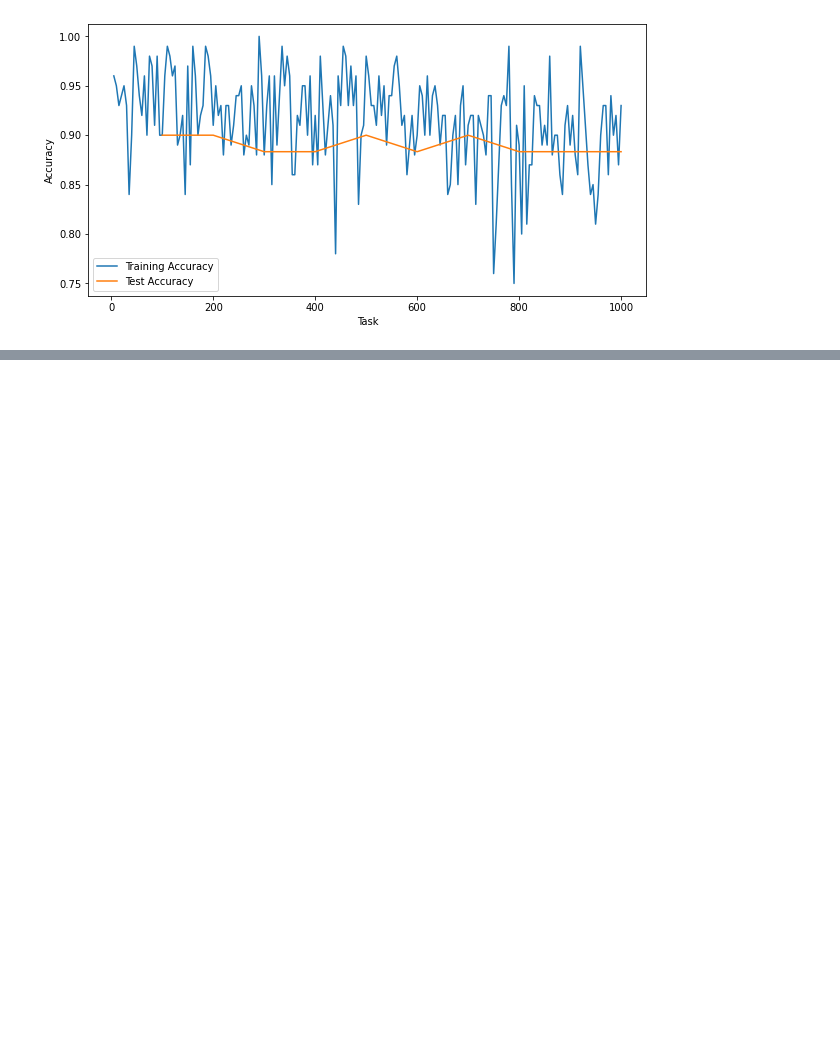
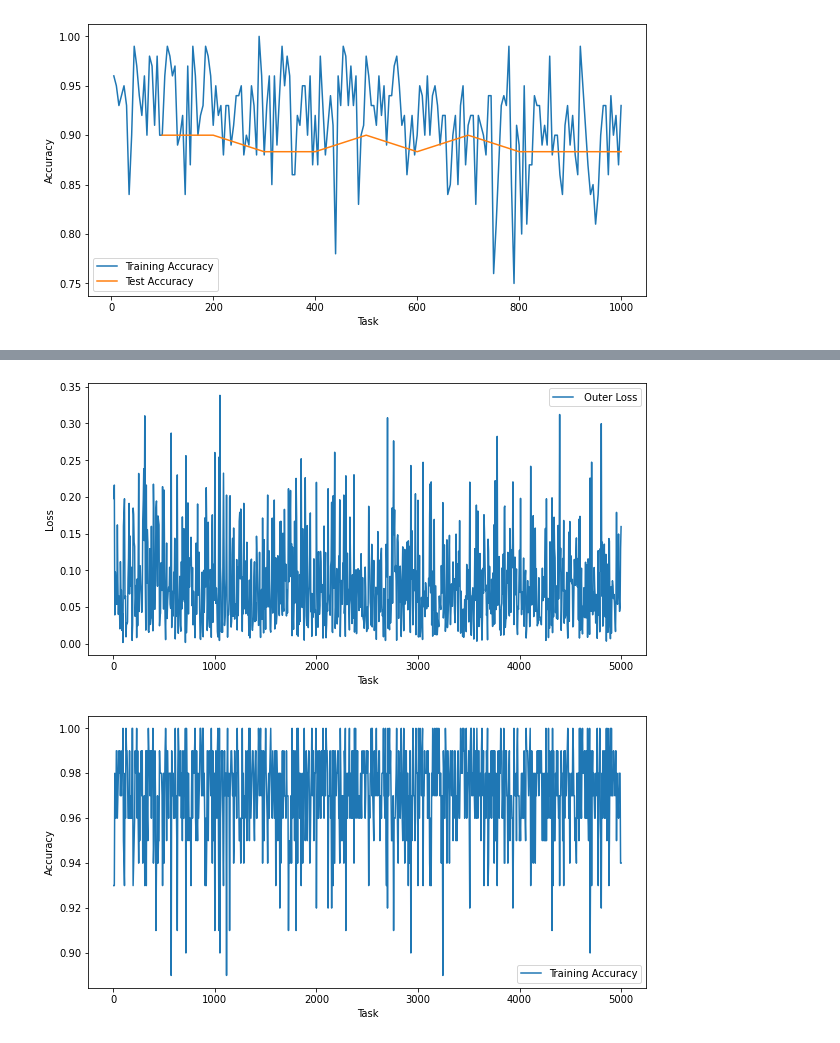
Before and after one commit to hjkim811/SMLMT-PyTorch, a Jupyter notebook: plot_results.ipynb, the cells around one changed output, grey strips where cells are left out. Cells and saved outputs as stored; diff of their text form; code cells hidden in the pictures; blank space fills up the shorter version.

```diff
--- a/plot_results.ipynb
+++ b/plot_results.ipynb
@@ -416,0 +459,6 @@ plt.show()
+# %%
+plot_loss(train_outer_loss)
+plot_acc(train_acc, test_acc)
+# %% [output]
+[figure, added]
+[figure, added]
```
Also changed, not shown: parts of 12 cells of this notebook.
